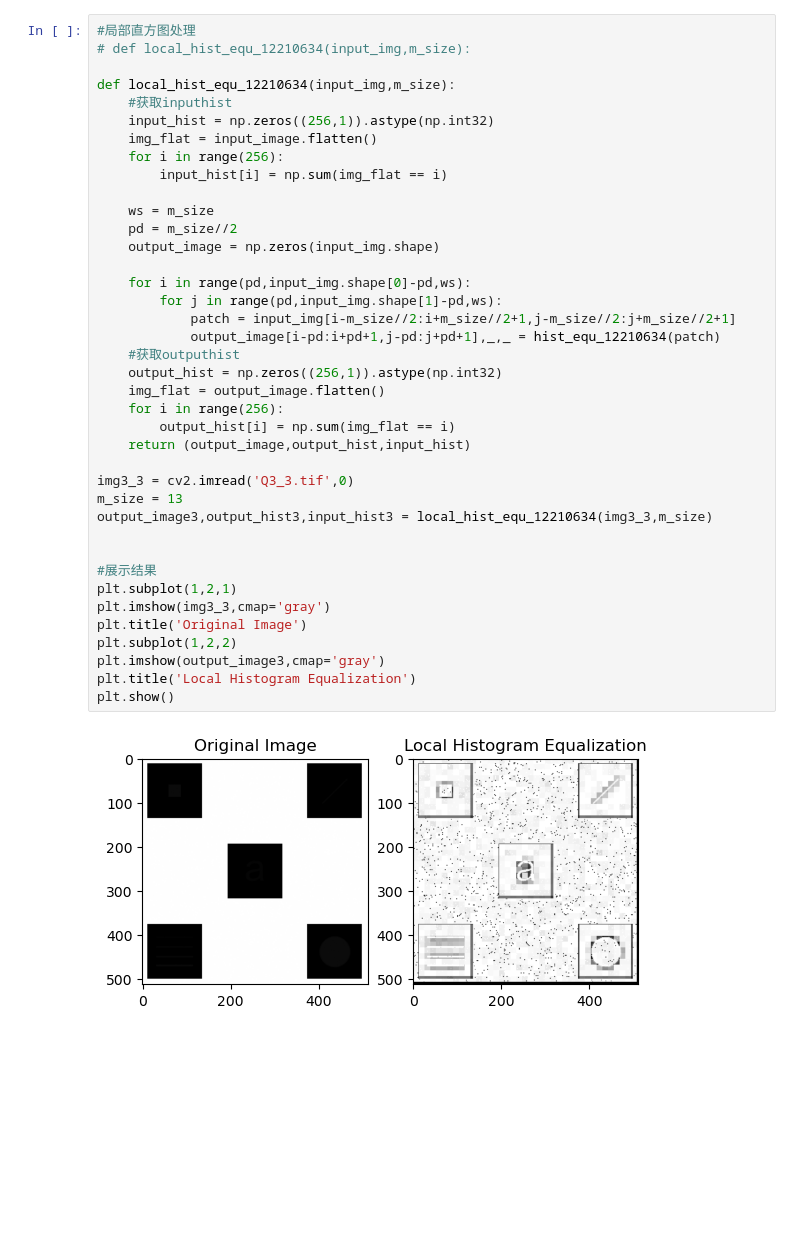
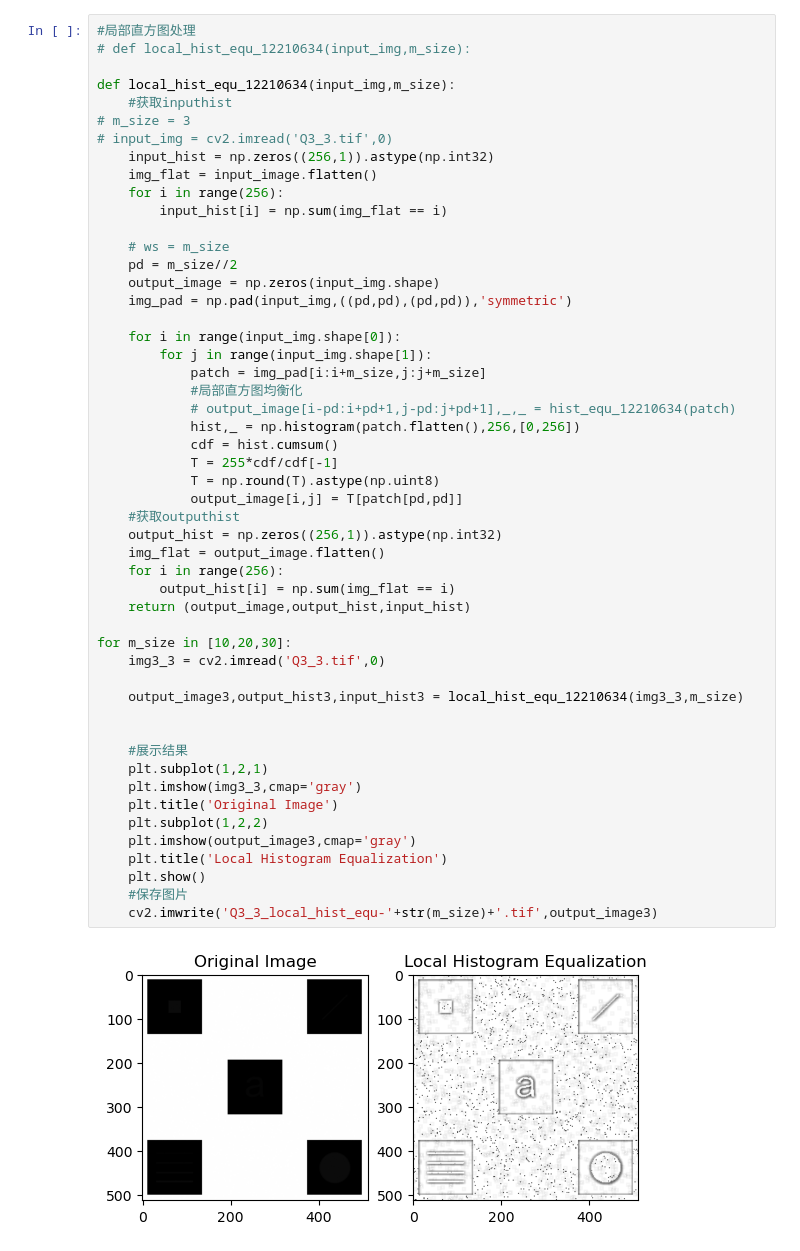
Before and after one commit to re-sys/img_processing, a Jupyter notebook: lab2/spatial_trans.ipynb, the cells around one changed output. Cells and saved outputs as stored; diff of their text form; blank space fills up the shorter version.

```diff
--- a/lab2/spatial_trans.ipynb
+++ b/lab2/spatial_trans.ipynb
@@ -140,41 +174,53 @@ array([[219, 219, 219, ..., 221, 221, 221],
 # %%
 #局部直方图处理
 # def local_hist_equ_12210634(input_img,m_size):
 
 def local_hist_equ_12210634(input_img,m_size):
     #获取inputhist
+# m_size = 3
+# input_img = cv2.imread('Q3_3.tif',0)
     input_hist = np.zeros((256,1)).astype(np.int32)
     img_flat = input_image.flatten()
     for i in range(256):
         input_hist[i] = np.sum(img_flat == i)
 
-    ws = m_size
+    # ws = m_size
     pd = m_size//2
     output_image = np.zeros(input_img.shape)
+    img_pad = np.pad(input_img,((pd,pd),(pd,pd)),'symmetric')
 
-    for i in range(pd,input_img.shape[0]-pd,ws):
-        for j in range(pd,input_img.shape[1]-pd,ws):
-            patch = input_img[i-m_size//2:i+m_size//2+1,j-m_size//2:j+m_size//2+1]
-            output_image[i-pd:i+pd+1,j-pd:j+pd+1],_,_ = hist_equ_12210634(patch)
+    for i in range(input_img.shape[0]):
+        for j in range(input_img.shape[1]):
+            patch = img_pad[i:i+m_size,j:j+m_size]
+            #局部直方图均衡化
+            # output_image[i-pd:i+pd+1,j-pd:j+pd+1],_,_ = hist_equ_12210634(patch)
+            hist,_ = np.histogram(patch.flatten(),256,[0,256])
+            cdf = hist.cumsum()
+            T = 255*cdf/cdf[-1]
+            T = np.round(T).astype(np.uint8)
+            output_image[i,j] = T[patch[pd,pd]]
     #获取outputhist
     output_hist = np.zeros((256,1)).astype(np.int32)
     img_flat = output_image.flatten()
     for i in range(256):
         output_hist[i] = np.sum(img_flat == i)
     return (output_image,output_hist,input_hist)
 
-img3_3 = cv2.imread('Q3_3.tif',0)
-m_size = 13
-output_image3,output_hist3,input_hist3 = local_hist_equ_12210634(img3_3,m_size)
+for m_size in [10,20,30]:
+    img3_3 = cv2.imread('Q3_3.tif',0)
+
+    output_image3,output_hist3,input_hist3 = local_hist_equ_12210634(img3_3,m_size)
 
 
-#展示结果
-plt.subplot(1,2,1)
-plt.imshow(img3_3,cmap='gray')
-plt.title('Original Image')
-plt.subplot(1,2,2)
-plt.imshow(output_image3,cmap='gray')
-plt.title('Local Histogram Equalization')
-plt.show()
+    #展示结果
+    plt.subplot(1,2,1)
+    plt.imshow(img3_3,cmap='gray')
+    plt.title('Original Image')
+    plt.subplot(1,2,2)
+    plt.imshow(output_image3,cmap='gray')
+    plt.title('Local Histogram Equalization')
+    plt.show()
+    #保存图片
+    cv2.imwrite('Q3_3_local_hist_equ-'+str(m_size)+'.tif',output_image3)
 # %% [output]
-[figure, old version]
+[figure, new version]
```
Also changed, not shown: parts of 7 cells of this notebook, 9 other files.
